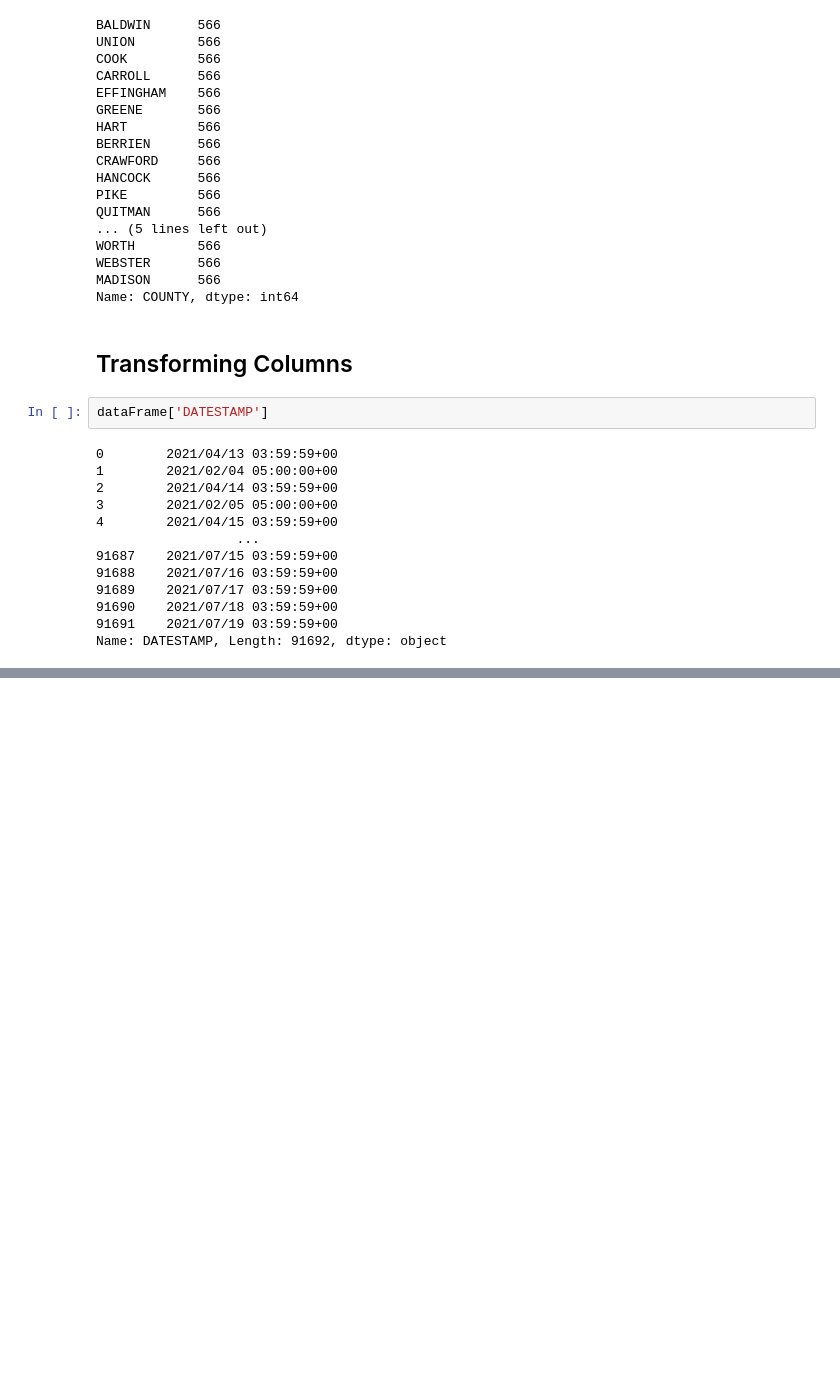
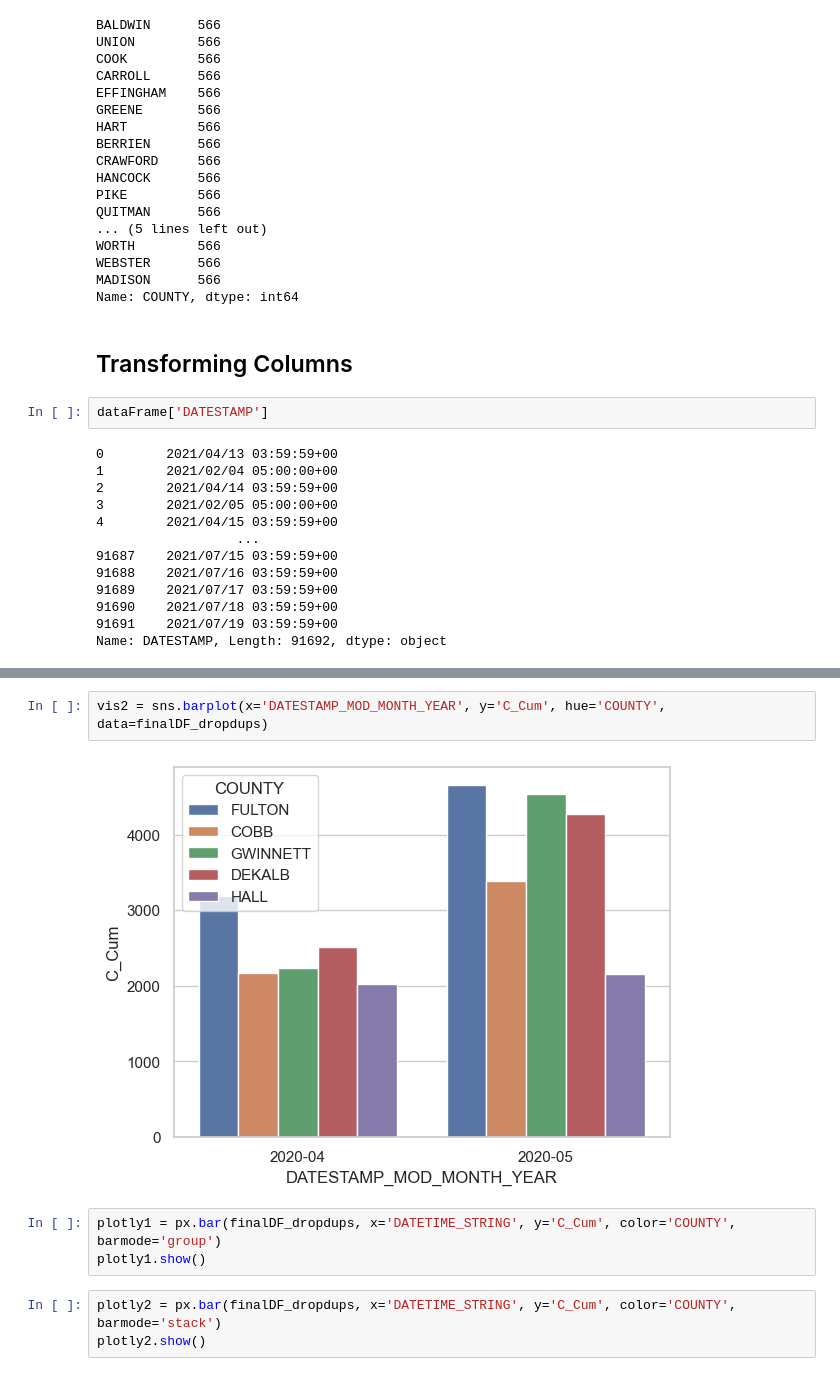
Before and after one commit to lozo6/healthcare-visuals, a Jupyter notebook: visualization.ipynb, the cells around one changed output, grey strips where cells are left out. Cells and saved outputs as stored; diff of their text form; blank space fills up the shorter version.

```diff
--- a/visualization.ipynb
+++ b/visualization.ipynb
@@ -164,0 +500,10 @@ datetime64[ns, UTC]
+# %%
+vis2 = sns.barplot(x='DATESTAMP_MOD_MONTH_YEAR', y='C_Cum', hue='COUNTY', data=finalDF_dropdups)
+# %% [output]
+[figure, added]
+# %%
+plotly1 = px.bar(finalDF_dropdups, x='DATETIME_STRING', y='C_Cum', color='COUNTY', barmode='group')
+plotly1.show()
+# %%
+plotly2 = px.bar(finalDF_dropdups, x='DATETIME_STRING', y='C_Cum', color='COUNTY', barmode='stack')
+plotly2.show()
```
Also changed, not shown: parts of 34 cells of this notebook.
